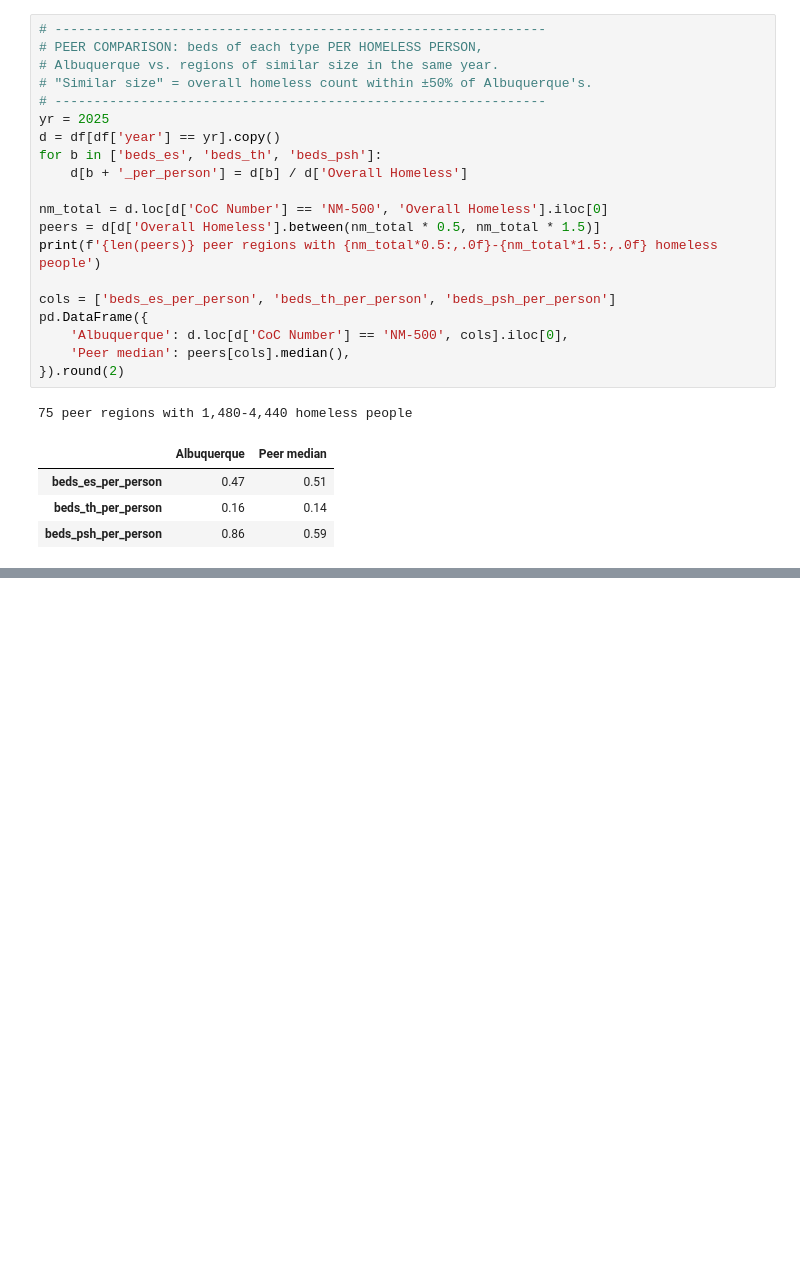
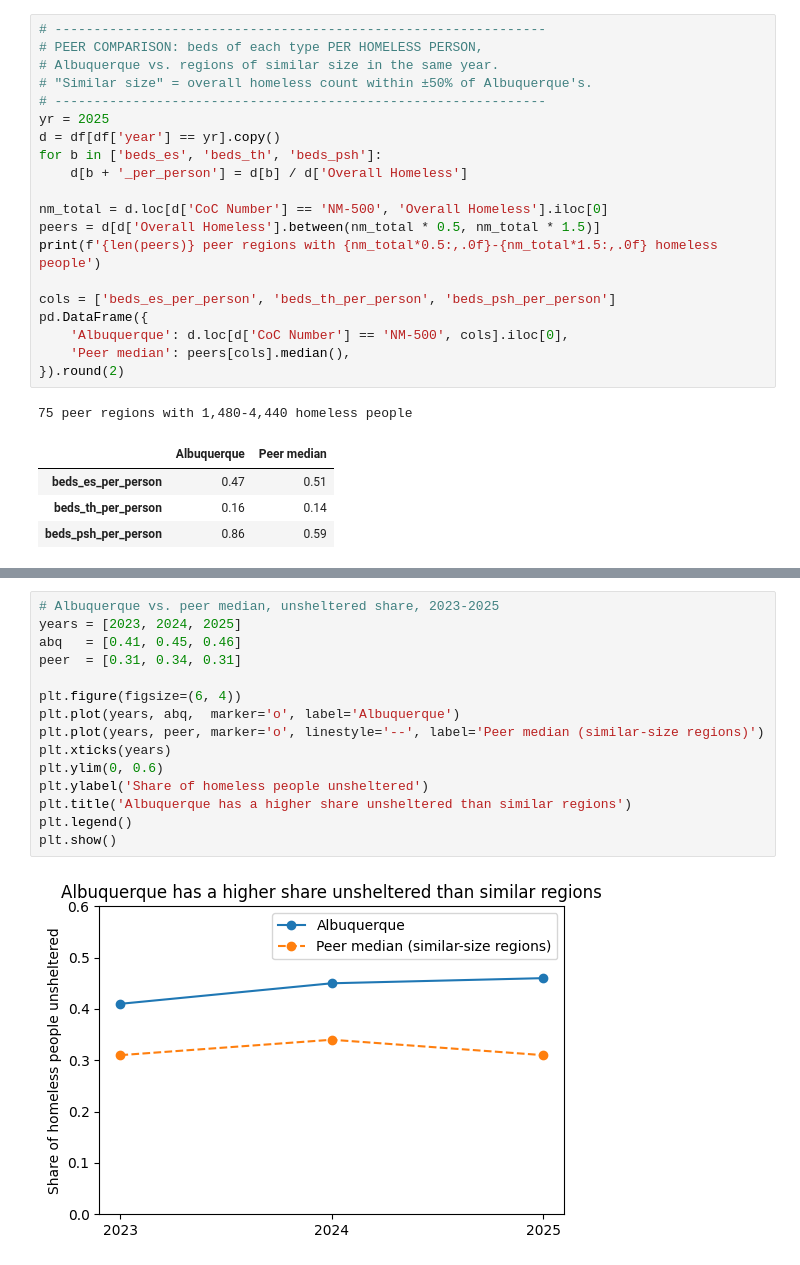
Before and after one commit to hmsealy/Capstone-Data-science-Class-, a Jupyter notebook: homeless.ipynb, the cells around one changed output, grey strips where cells are left out. Drawn from its saved outputs; the diff is of its cells as text; blank space fills up the shorter version.

```diff
--- a/homeless.ipynb
+++ b/homeless.ipynb
@@ -959,0 +994,17 @@ pd.DataFrame({
+# %%
+# Albuquerque vs. peer median, unsheltered share, 2023-2025
+years = [2023, 2024, 2025]
+abq   = [0.41, 0.45, 0.46]
+peer  = [0.31, 0.34, 0.31]
+
+plt.figure(figsize=(6, 4))
+plt.plot(years, abq,  marker='o', label='Albuquerque')
+plt.plot(years, peer, marker='o', linestyle='--', label='Peer median (similar-size regions)')
+plt.xticks(years)
+plt.ylim(0, 0.6)
+plt.ylabel('Share of homeless people unsheltered')
+plt.title('Albuquerque has a higher share unsheltered than similar regions')
+plt.legend()
+plt.show()
+# %% [output]
+[figure, added]
```
Also changed, not shown: parts of 1 cell of this notebook.
